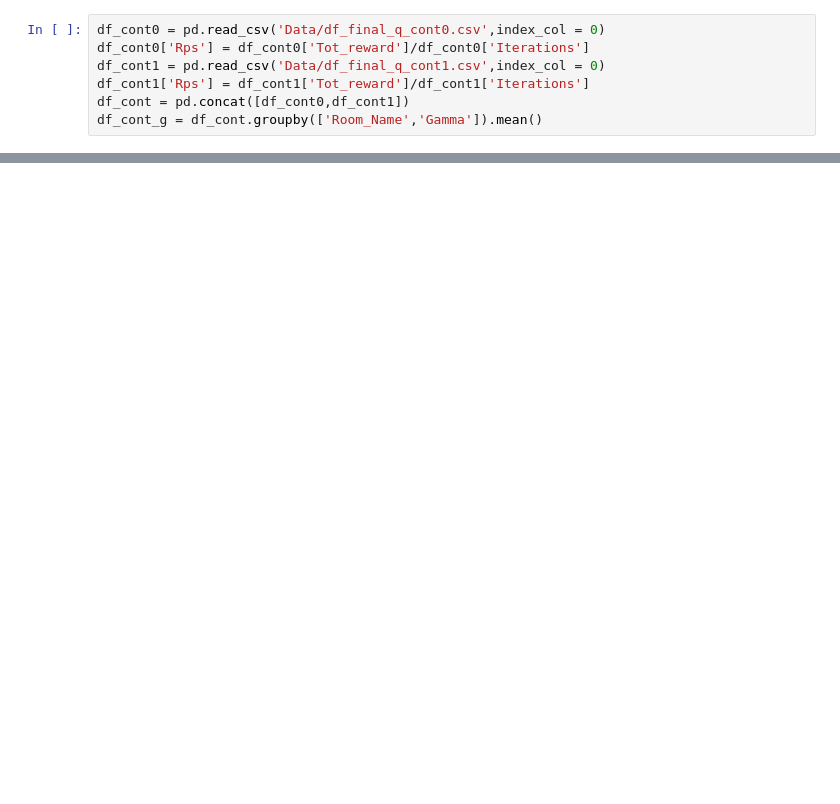
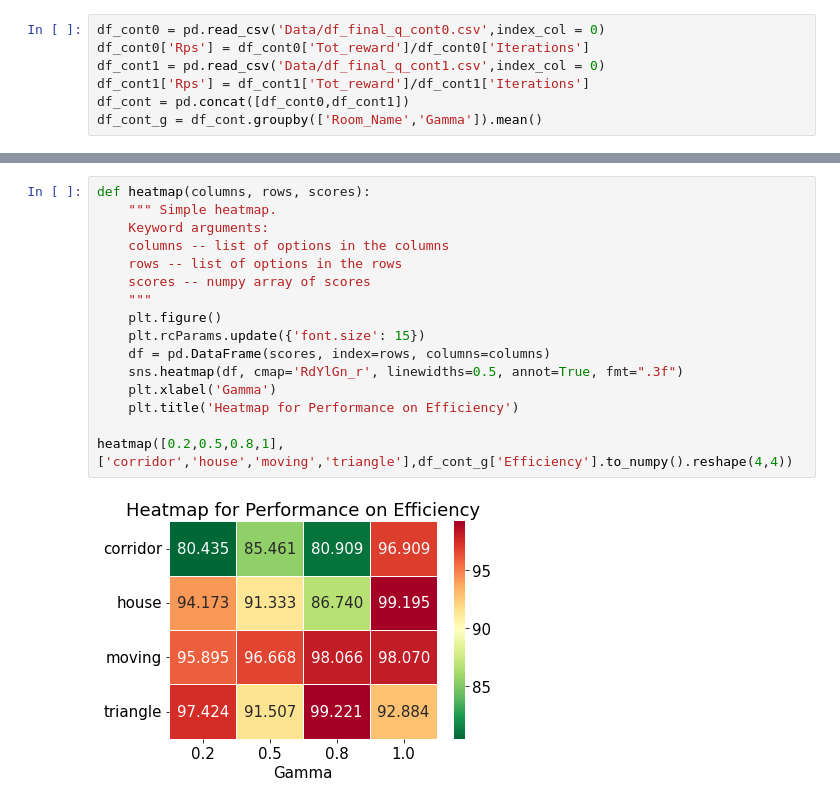
Before and after one commit to nkolln/Data-Intelligence-Challenge-15, a Jupyter notebook: Continuous-Simulations/test.ipynb, the cells around one changed output, grey strips where cells are left out. Drawn from its saved outputs; the diff is of its cells as text; blank space fills up the shorter version.

```diff
--- a/Continuous-Simulations/test.ipynb
+++ b/Continuous-Simulations/test.ipynb
@@ -95,0 +91,18 @@ heatmap([0.2,0.5,0.8,1],['corridor','house','moving','triangle'],df_cont_g['Rps'
+# %%
+def heatmap(columns, rows, scores):
+    """ Simple heatmap.
+    Keyword arguments:
+    columns -- list of options in the columns
+    rows -- list of options in the rows
+    scores -- numpy array of scores
+    """
+    plt.figure()
+    plt.rcParams.update({'font.size': 15})
+    df = pd.DataFrame(scores, index=rows, columns=columns)
+    sns.heatmap(df, cmap='RdYlGn_r', linewidths=0.5, annot=True, fmt=".3f")
+    plt.xlabel('Gamma')
+    plt.title('Heatmap for Performance on Efficiency')
+
+heatmap([0.2,0.5,0.8,1],['corridor','house','moving','triangle'],df_cont_g['Efficiency'].to_numpy().reshape(4,4))
+# %% [output]
+[figure, added]
```
Also changed, not shown: parts of 7 cells of this notebook, 15 other files.
